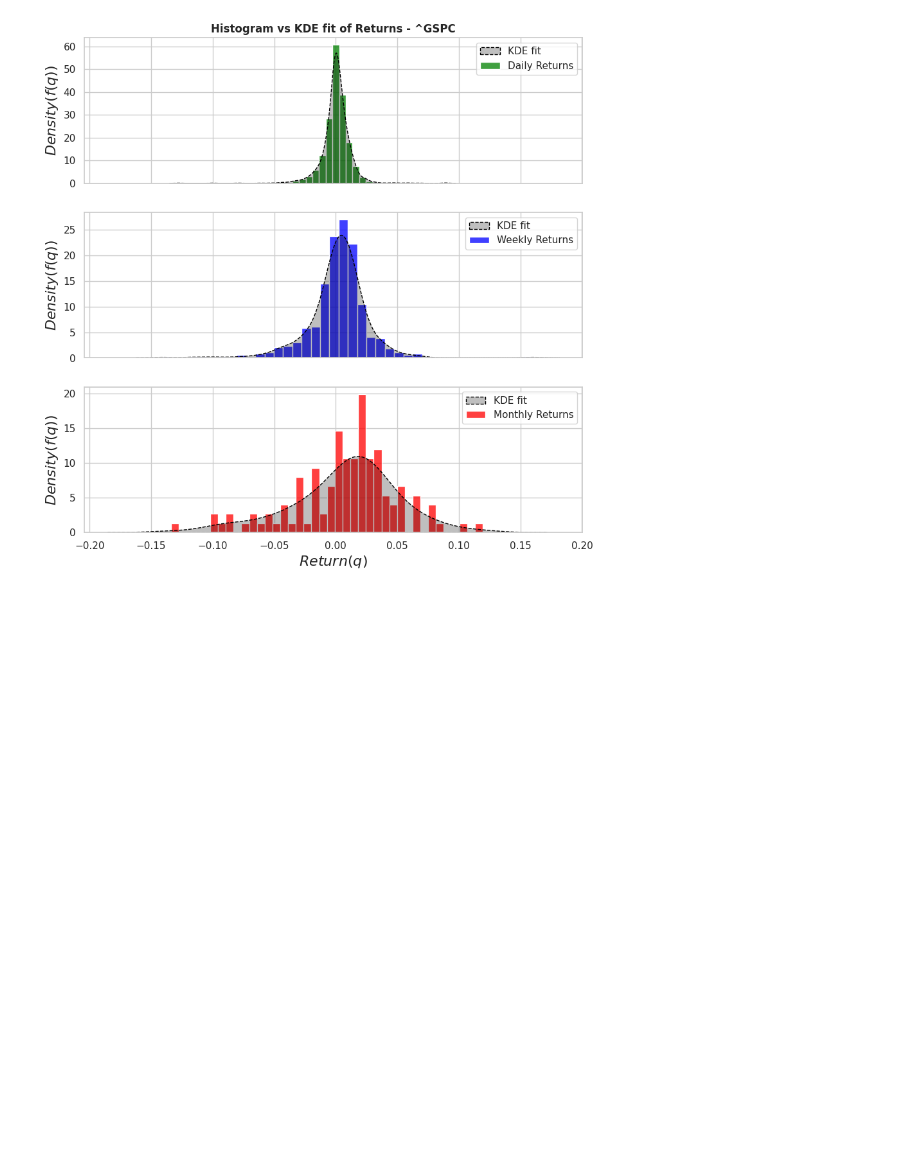
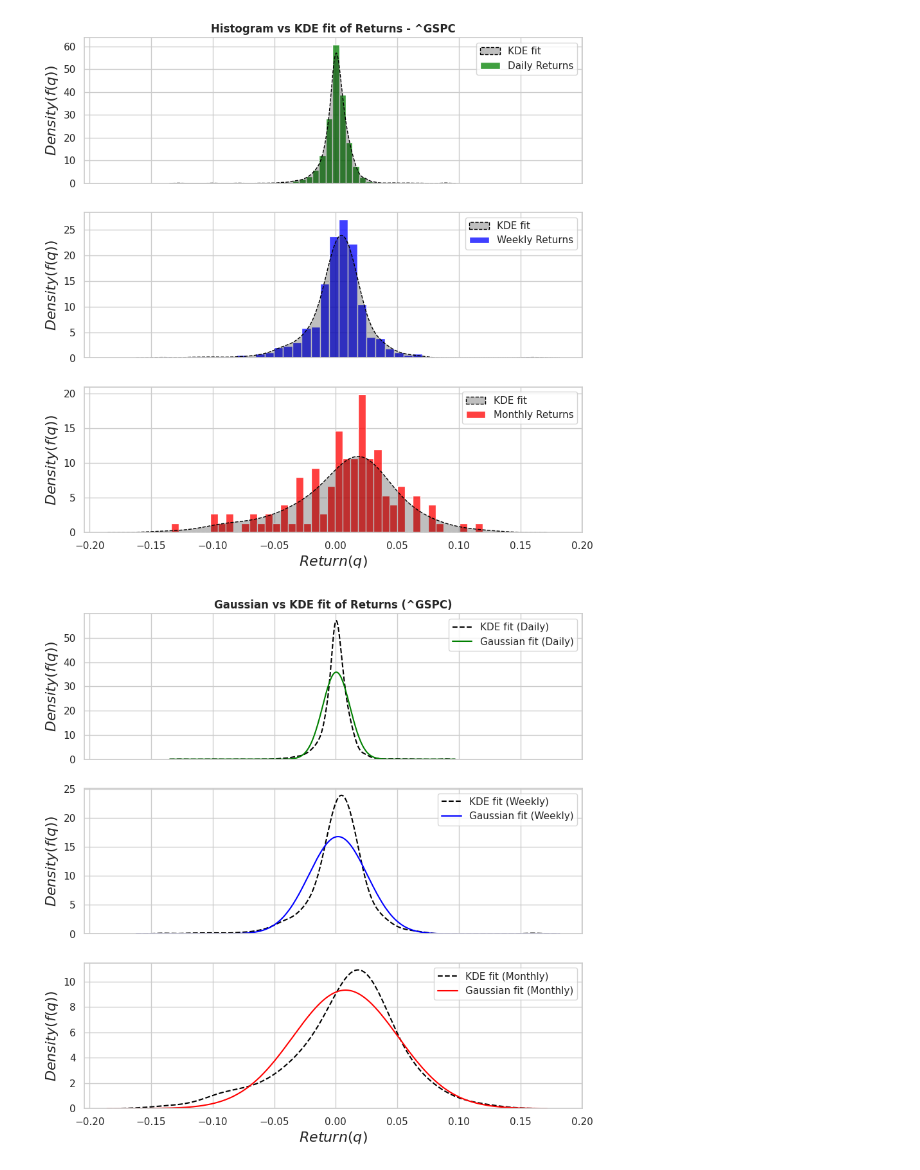
Before and after one commit to amirgholizad/tails_of_distributions, a Jupyter notebook: moving_distributions.ipynb, the cells around one changed output. Saved outputs shown, nothing was run; the diff lists cells and outputs as text; code cells hidden in the pictures; blank space fills up the shorter version.

Commit message:
gaussian fit vs kde

```diff
--- a/moving_distributions.ipynb
+++ b/moving_distributions.ipynb
@@ -125,3 +125,23 @@ sns.set(style="whitegrid")
 plt.show()
 # %% [output]
 [figure]
+# %%
+PDF = []
+fig, axes = plt.subplots(nrows=3, ncols=1, figsize=(10, 10), sharex=True)
+grid_size = 1000
+axes[0].set_title("Gaussian vs KDE fit of Returns ({})".format(ticker), fontweight="bold")
+for (interval, Return), color, ax in zip(data_base.items(), ["green", "blue", "red"], axes):
+    PDF = fs.density_function(returns[interval], size=grid_size,
+                              common_norm=False, color='black',
+                              clf=False, ax=ax, linestyle='--',
+                              label=f'KDE fit ({interval})')
+    GDF = fs.gaussian_fit(returns=returns[interval], reph_returns=PDF["Rephurbished Returns"])
+    sns.lineplot(x=PDF["Rephurbished Returns"], y=GDF, ax=ax, color=color, label=f'Gaussian fit ({interval})', linestyle='-')
+    ax.set_ylabel(ylabel="$Density(f(q))$", fontweight="bold", style="italic", fontsize = 16)
+    ax.legend()
+
+ax.set_xlabel(xlabel="$Return(q)$", fontweight="bold", style="italic", fontsize = 16)
+sns.set(style="whitegrid")
+plt.show();
+# %% [output]
+[figure, added]
```
Also changed, not shown: parts of 2 cells of this notebook, 1 other file.
